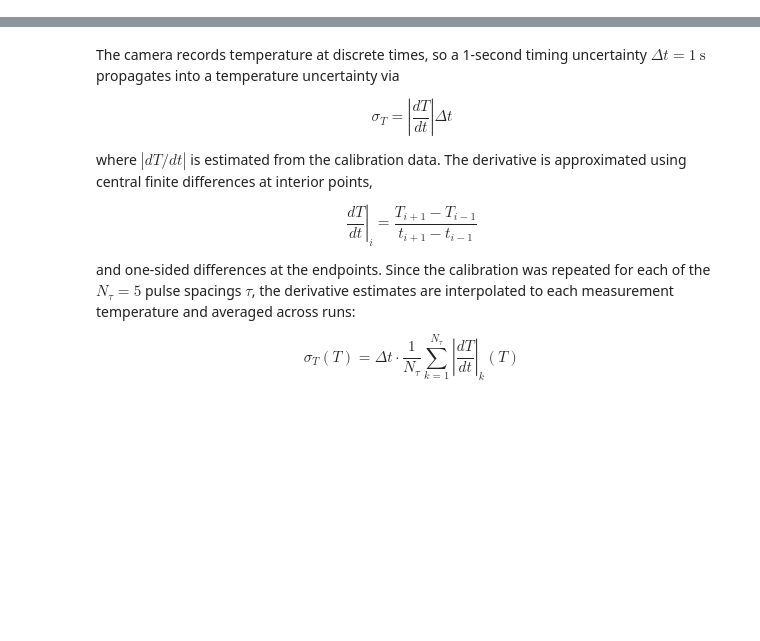
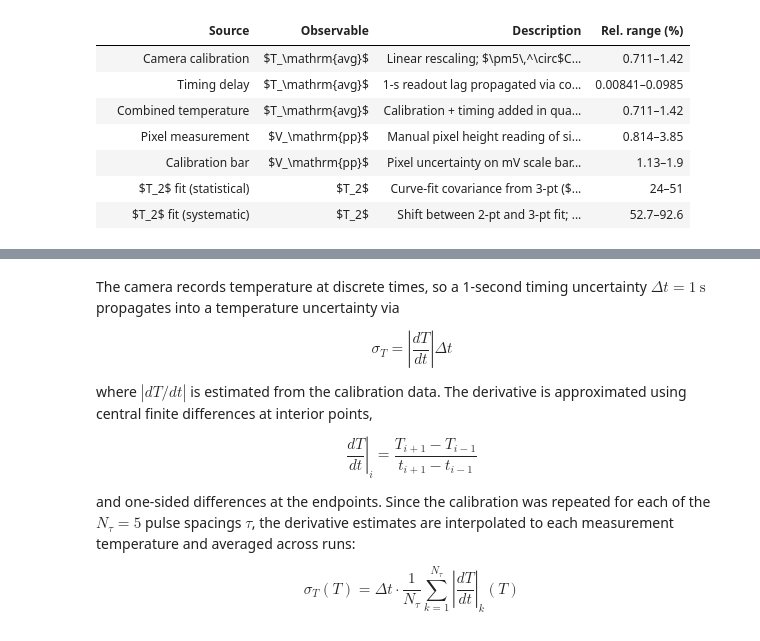
Before and after one commit to asuradev99/jlab, a Jupyter notebook: nmr/bwax.ipynb, the cells around one changed output, grey strips where cells are left out. Saved outputs shown, nothing was run; the diff lists cells and outputs as text; code cells hidden in the pictures; blank space fills up the shorter version.

```diff
--- a/nmr/bwax.ipynb
+++ b/nmr/bwax.ipynb
@@ -131,0 +180,89 @@ display(table)
+# %%
+import subprocess
+
+# --- Error source summary table ---
+T_avg_K = T_avg + 273.15
+
+rel_T_cal    = (T_unc          / T_avg_K) * 100
+rel_T_timing = (sigma_T_timing / T_avg_K) * 100
+rel_T_total  = (sigma_T_total  / T_avg_K) * 100
+
+valid_px  = (raw_px   > 0) & np.isfinite(raw_px)   & np.isfinite(raw_unc)
+valid_cal = (calib_px > 0) & np.isfinite(calib_px) & np.isfinite(calib_unc)
+rel_px      = (raw_unc[valid_px]    / raw_px[valid_px])    * 100
+rel_cal_bar = (calib_unc[valid_cal] / calib_px[valid_cal]) * 100
+
+rel_T2_stat = (T2_errs_3pt    / T2_3pt) * 100
+rel_T2_sys  = (np.abs(sys_err) / T2_3pt) * 100
+
+def _rng_str(arr):
+    a = arr[np.isfinite(arr)]
+    return '{:.3g}\u2013{:.3g}'.format(a.min(), a.max())
+
+def _rng_latex(arr):
+    a = arr[np.isfinite(arr)]
+    return '{:.3g}--{:.3g}'.format(a.min(), a.max())
+
+table_rows = [
+    ('Camera calibration',       r'$T_\mathrm{avg}$', r'Linear rescaling; $\pm5\,^\circ$C uncertainty at reference point',       rel_T_cal),
+    ('Timing delay',             r'$T_\mathrm{avg}$', r'1-s readout lag propagated via cooling rate $|dT/dt|$',                   rel_T_timing),
+    ('Combined temperature',     r'$T_\mathrm{avg}$', r'Calibration + timing added in quadrature',                                rel_T_total),
+    ('Pixel measurement',        r'$V_\mathrm{pp}$',  r'Manual pixel height reading of signal amplitude',                         rel_px),
+    ('Calibration bar',          r'$V_\mathrm{pp}$',  r'Pixel uncertainty on mV scale bar; sets px\,$\to$\,mV conversion error',  rel_cal_bar),
+    (r'$T_2$ fit (statistical)', r'$T_2$',            r'Curve-fit covariance from 3-pt ($\tau$=10,16,18\,ms) exponential fit',    rel_T2_stat),
+    (r'$T_2$ fit (systematic)',  r'$T_2$',            r'Shift between 2-pt and 3-pt fit; sensitivity to $\tau$ point selection',  rel_T2_sys),
+]
+
+# --- Notebook display ---
+err_table = pd.DataFrame(
+    [(src, obs, desc, _rng_str(arr)) for src, obs, desc, arr in table_rows],
+    columns=['Source', 'Observable', 'Description', 'Rel. range (%)'],
+)
+err_table.index = [''] * len(err_table)
+display(err_table)
+
+# --- Write error_summary.tex and compile ---
+latex_rows = '\n'.join(
+    r'  {} & {} & {} & {} \\ \hline'.format(src, obs, desc, _rng_latex(arr))
+    for src, obs, desc, arr in table_rows
+)
+
+latex_doc = (
+    r'\documentclass{article}' + '\n'
+    r'\usepackage{amsmath}' + '\n'
+    r'\usepackage{textcomp}' + '\n'
+    r'\usepackage[margin=1in, landscape]{geometry}' + '\n'
+    r'\begin{document}' + '\n\n'
+    r'\begin{table}[h]' + '\n'
+    r'\centering' + '\n'
+    r'\caption{Error source summary}' + '\n'
+    r'\begin{tabular}{|l|l|l|l|}' + '\n'
+    r'\hline' + '\n'
+    r'Source & Observable & Description & Rel.\ range (\%) \\ \hline' + '\n'
+    + latex_rows + '\n'
+    r'\end{tabular}' + '\n'
+    r'\end{table}' + '\n\n'
+    r'\end{document}' + '\n'
+)
+
+with open('error_summary.tex', 'w') as f:
+    f.write(latex_doc)
+
+result = subprocess.run(
+    ['pdflatex', '-interaction=nonstopmode', 'error_summary.tex'],
+    capture_output=True, text=True,
+)
+if result.returncode == 0:
+    print('error_summary.pdf written successfully.')
+else:
+    print('pdflatex failed:')
+    print(result.stdout[-3000:])
+# %% [output]
+|  | Source | Observable | Description | Rel. range (%) |
+|  | Camera calibration | $T_\mathrm{avg}$ | Linear rescaling; $\pm5\,^\circ$C... | 0.711–1.42 |
+|  | Timing delay | $T_\mathrm{avg}$ | 1-s readout lag propagated via co... | 0.00841–0.0985 |
+|  | Combined temperature | $T_\mathrm{avg}$ | Calibration + timing added in qua... | 0.711–1.42 |
+|  | Pixel measurement | $V_\mathrm{pp}$ | Manual pixel height reading of si... | 0.814–3.85 |
+|  | Calibration bar | $V_\mathrm{pp}$ | Pixel uncertainty on mV scale bar... | 1.13–1.9 |
+|  | $T_2$ fit (statistical) | $T_2$ | Curve-fit covariance from 3-pt ($... | 24–51 |
+|  | $T_2$ fit (systematic) | $T_2$ | Shift between 2-pt and 3-pt fit; ... | 52.7–92.6 |
```
Also changed, not shown: parts of 6 cells of this notebook, 9 other files.
